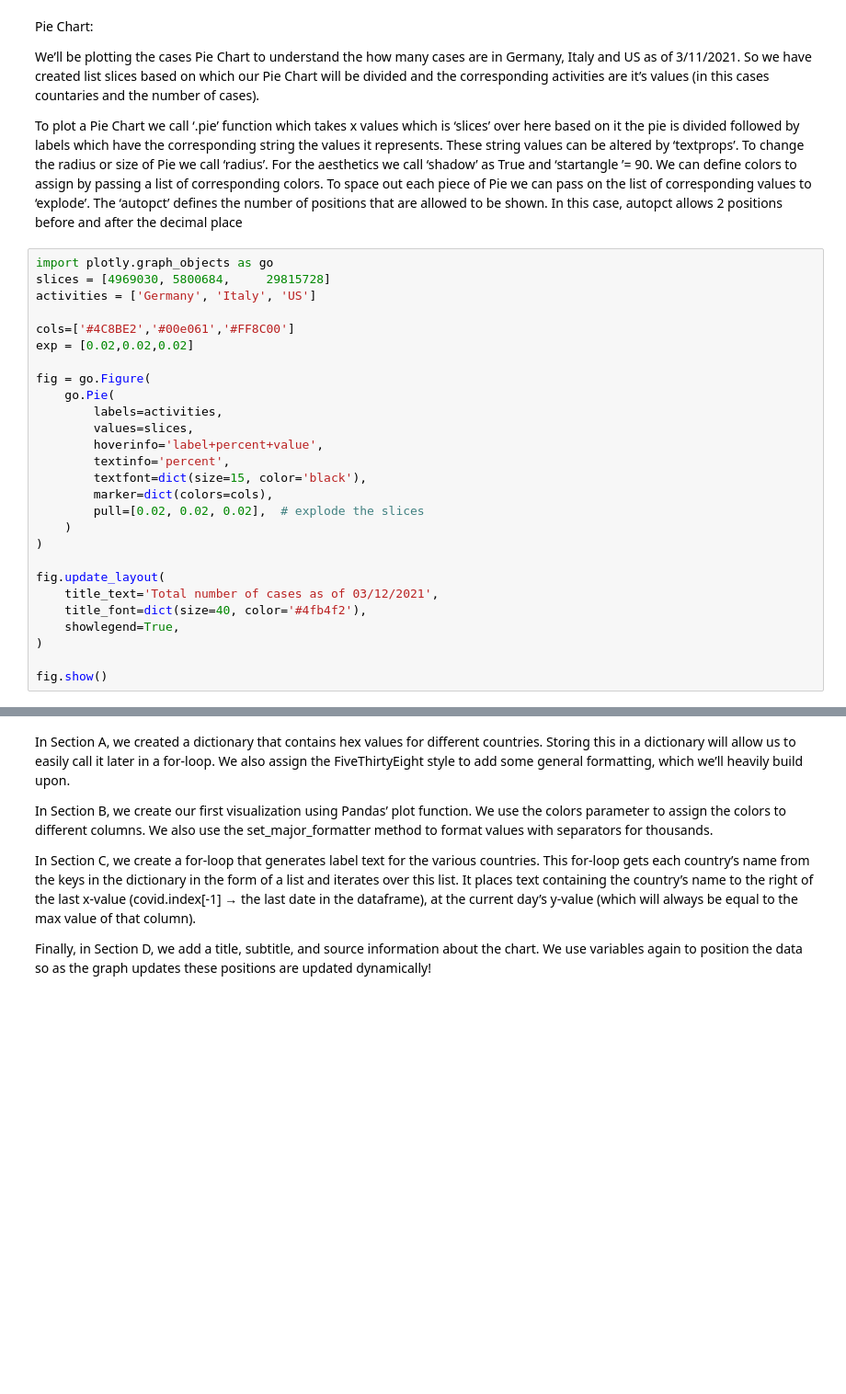
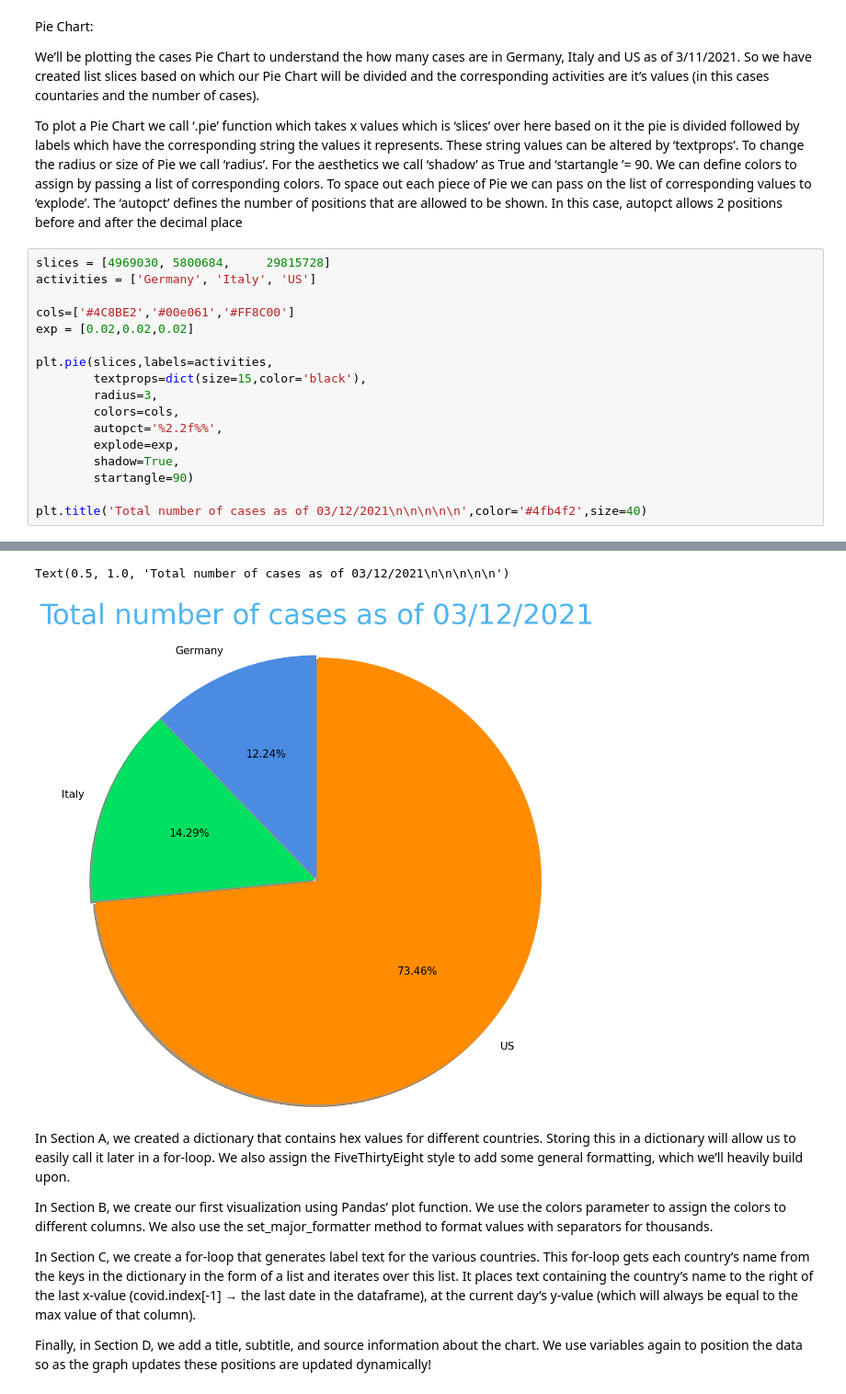
Before and after one commit to Sreejak2205/pds1, a Jupyter notebook: Week2_DataIntegrationAndVisulaization.ipynb, the cells around one changed output, grey strips where cells are left out. Shown at 92% size. Cells and saved outputs as stored; diff of their text form; blank space fills up the shorter version.

```diff
--- a/Week2_DataIntegrationAndVisulaization.ipynb
+++ b/Week2_DataIntegrationAndVisulaization.ipynb
@@ -381,30 +382,20 @@ We’ll be plotting the cases Pie Chart to understand the how many cases are  in
 
 To plot a Pie Chart we call ‘.pie’ function which takes x values which is ‘slices’ over here based on it the pie is divided followed by labels which have the corresponding string the values it represents. These string values can be altered by ‘textprops’. To change the radius or size of Pie we call ‘radius’. For the aesthetics we call ‘shadow’ as True and ‘startangle ’= 90. We can define colors to assign by passing a list of corresponding colors. To space out each piece of Pie we can pass on the list of corresponding values to ‘explode’. The ‘autopct’ defines the number of positions that are allowed to be shown. In this case, autopct allows 2 positions before and after the decimal place
 # %%
-import plotly.graph_objects as go
 slices = [4969030, 5800684, 	29815728]
 activities = ['Germany', 'Italy', 'US']
 
 cols=['#4C8BE2','#00e061','#FF8C00']
 exp = [0.02,0.02,0.02]
 
-fig = go.Figure(
-    go.Pie(
-        labels=activities,
-        values=slices,
-        hoverinfo='label+percent+value',
-        textinfo='percent',
-        textfont=dict(size=15, color='black'),
-        marker=dict(colors=cols),
-        pull=[0.02, 0.02, 0.02],  # explode the slices
-    )
-)
+plt.pie(slices,labels=activities,
+        textprops=dict(size=15,color='black'),
+        radius=3,
+        colors=cols,
+        autopct='%2.2f%%',
+        explode=exp,
+        shadow=True,
+        startangle=90)
 
-fig.update_layout(
-    title_text='Total number of cases as of 03/12/2021',
-    title_font=dict(size=40, color='#4fb4f2'),
-    showlegend=True,
-)
-
-fig.show()
+plt.title('Total number of cases as of 03/12/2021\n\n\n\n\n',color='#4fb4f2',size=40)
 # %% [output]
@@ -412,3 +402,5 @@ fig.show()
+Text(0.5, 1.0, 'Total number of cases as of 03/12/2021\n\n\n\n\n')
+[figure, added]
 # %% [markdown]
 In Section A, we created a dictionary that contains hex values for different countries. Storing this in a dictionary will allow us to easily call it later in a for-loop. We also assign the FiveThirtyEight style to add some general formatting, which we’ll heavily build upon.
 
```
Also changed, not shown: parts of 5 cells of this notebook.
